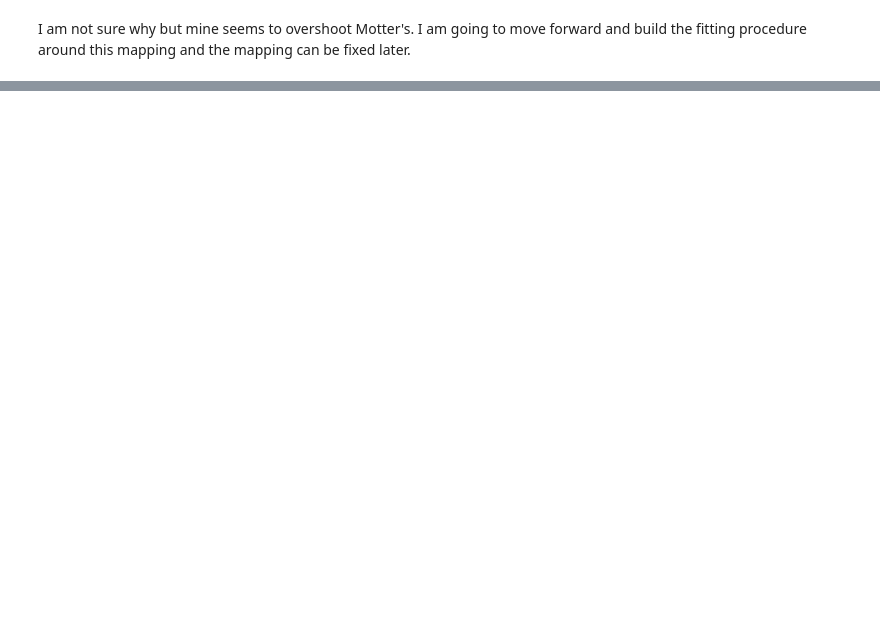
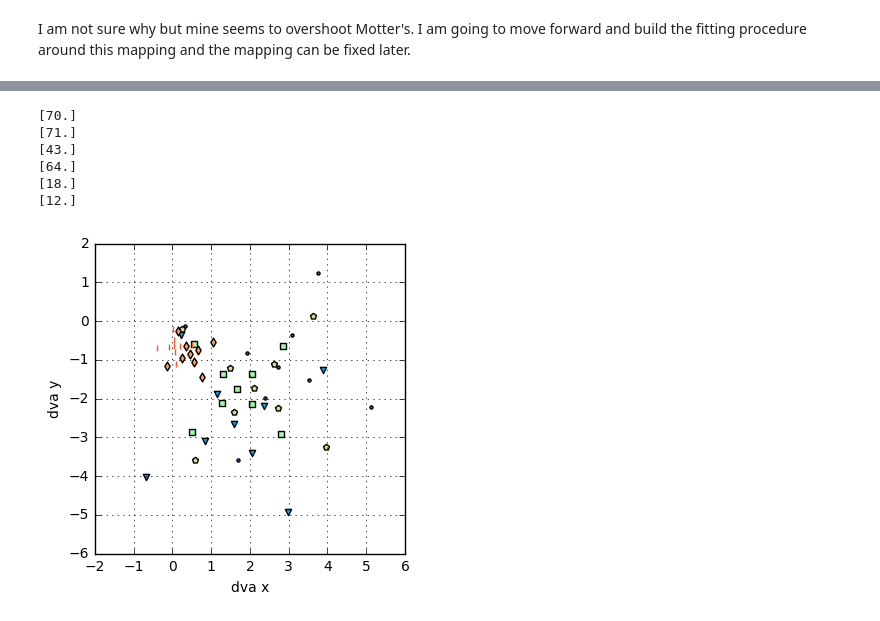
Before and after one commit to deanpospisil/ipython_nb, a Jupyter notebook: Romanu and Virsu retino-cortico mapping.ipynb, the cells around one changed output, grey strips where cells are left out. Drawn from its saved outputs; the diff is of its cells as text; code cells hidden in the pictures; blank space fills up the shorter version.

```diff
--- a/Romanu and Virsu retino-cortico mapping.ipynb
+++ b/Romanu and Virsu retino-cortico mapping.ipynb
@@ -113,0 +179,48 @@ xyz.shape
+# %%
+markers = ['', '.', 'v', '^', '1', 's', 'p', 'd', '|', '+', 'D']
+colors = plt.cm.rainbow(np.linspace(0, 1, 10))
+dats=[]
+good_units = [1,2,5,6,7,8]
+for i in good_units:
+    m, v, rfx, rfy, n_trial, sw, o = get_ti_dat(i)
+    #    print(sw)
+    #    print(rfx)
+    #    print(rfy)
+    m = m.transpose('rot', 'ecc', 'stim')
+    ms = []
+    eccs = []
+    rots = []
+    resps=[]
+    for r in m:
+        for e in r:
+            if sum(np.isnan(e.values))==0:
+                resps.append(e.values)
+                eccs.append(e.coords['ecc'].values)
+                rots.append(e.coords['rot'].values)
+
+    eccs = np.array(eccs)
+    rots = np.array(rots)
+
+    er = np.array([eccs,rots]).T
+    theta = (np.arctan2(rfy, rfx))
+    rot_mat = np.array([[np.cos(theta), -np.sin(theta)],
+              [np.sin(theta), np.cos(theta)]])
+    xy = np.array([np.dot(rot_mat, a_er) + np.array([rfx,rfy])
+                   for a_er in er]).squeeze()
+
+
+    plt.scatter(xy[:,0], xy[:,1], c=colors[i], marker=markers[i]);plt.axis('square');
+    plt.xlabel('dva x');
+    plt.ylabel('dva y');
+    dat = np.concatenate([xy,resps],1)[np.newaxis]
+    dats.append(dat)
+    print(np.array([sw])*40.)
+plt.grid()
+# %% [output]
+[70.]
+[71.]
+[43.]
+[64.]
+[18.]
+[12.]
+[figure, added]
```
Also changed, not shown: parts of 19 cells of this notebook, 1 other file.
